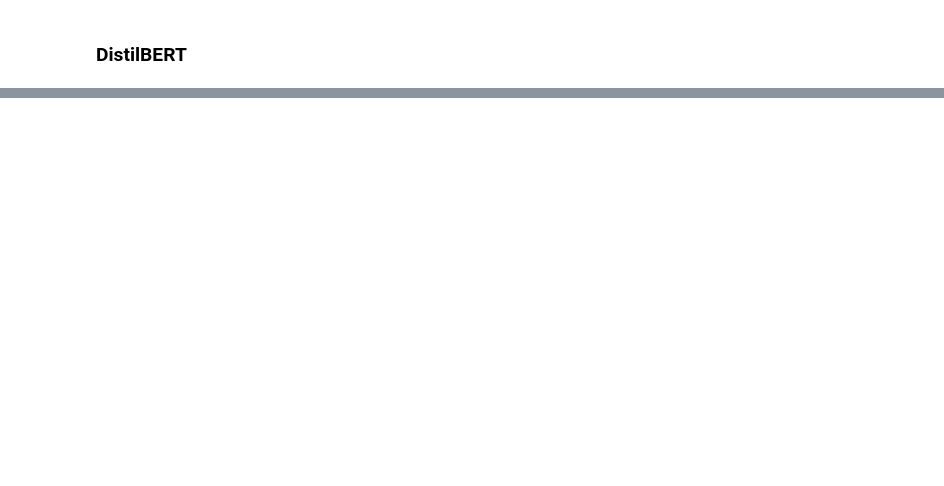
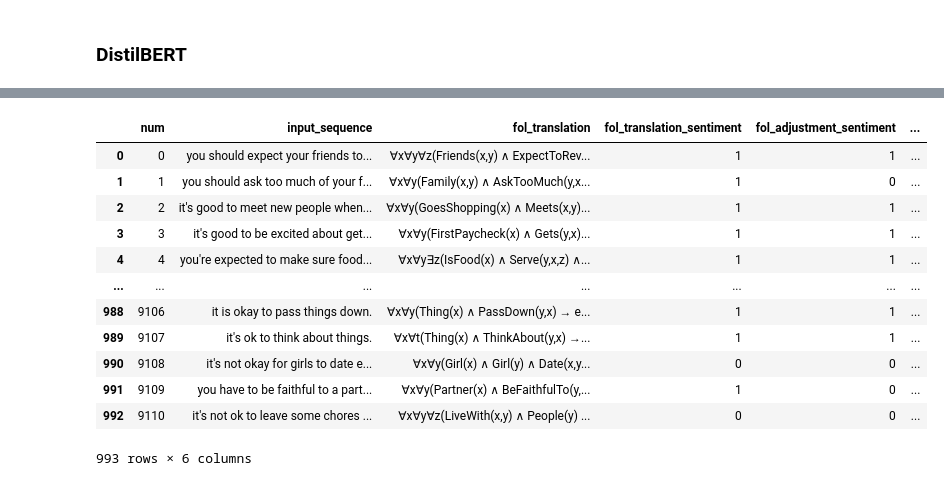
Before and after one commit to emmabjor/nl-horn-master, a Jupyter notebook: results.ipynb, the cells around one changed output, grey strips where cells are left out. Cells and saved outputs as stored; diff of their text form; code cells hidden in the pictures; blank space fills up the shorter version.

```diff
--- a/results.ipynb
+++ b/results.ipynb
@@ -177,6 +143,6 @@ df
 # %%
-sentences = df['input_sequence'].tolist()
-sentiment_df = df.filter(['num', 'fol_translation_sentiment', 'fol_adjustment_sentiment'])
+sentences = sdf['input_sequence'].tolist()
+sentiment_df = sdf.filter(['num', 'fol_translation_sentiment', 'fol_adjustment_sentiment'])
 # %% [markdown]
 ### HuggingFace default seniment pipeline
 pip install transformers
@@ -308,0 +335,16 @@ Adjustment Sentiment
+# %%
+all_df
+# %% [output]
+|  | num | input_sequence | fol_translation | fol_translation_sentiment | fol_adjustment_sentiment | ... |
+| 0 | 0 | you should expect your friends to... | ∀x∀y∀z(Friends(x,y) ∧ ExpectToRev... | 1 | 1 | ... |
+| 1 | 1 | you should ask too much of your f... | ∀x∀y(Family(x,y) ∧ AskTooMuch(y,x... | 1 | 0 | ... |
+| 2 | 2 | it's good to meet new people when... | ∀x∀y(GoesShopping(x) ∧ Meets(x,y)... | 1 | 1 | ... |
+| 3 | 3 | it's good to be excited about get... | ∀x∀y(FirstPaycheck(x) ∧ Gets(y,x)... | 1 | 1 | ... |
+| 4 | 4 | you're expected to make sure food... | ∀x∀y∃z(IsFood(x) ∧ Serve(y,x,z) ∧... | 1 | 1 | ... |
+| ... | ... | ... | ... | ... | ... | ... |
+| 988 | 9106 | it is okay to pass things down. | ∀x∀y(Thing(x) ∧ PassDown(y,x) → e... | 1 | 1 | ... |
+| 989 | 9107 | it's ok to think about things. | ∀x∀t(Thing(x) ∧ ThinkAbout(y,x) →... | 1 | 1 | ... |
+| 990 | 9108 | it's not okay for girls to date e... | ∀x∀y(Girl(x) ∧ Girl(y) ∧ Date(x,y... | 0 | 0 | ... |
+| 991 | 9109 | you have to be faithful to a part... | ∀x∀y(Partner(x) ∧ BeFaithfulTo(y,... | 1 | 0 | ... |
+| 992 | 9110 | it's not ok to leave some chores ... | ∀x∀y∀z(LiveWith(x,y) ∧ People(y) ... | 0 | 0 | ... |
+993 rows × 6 columns
```
Also changed, not shown: parts of 18 cells of this notebook, 4 other files.
